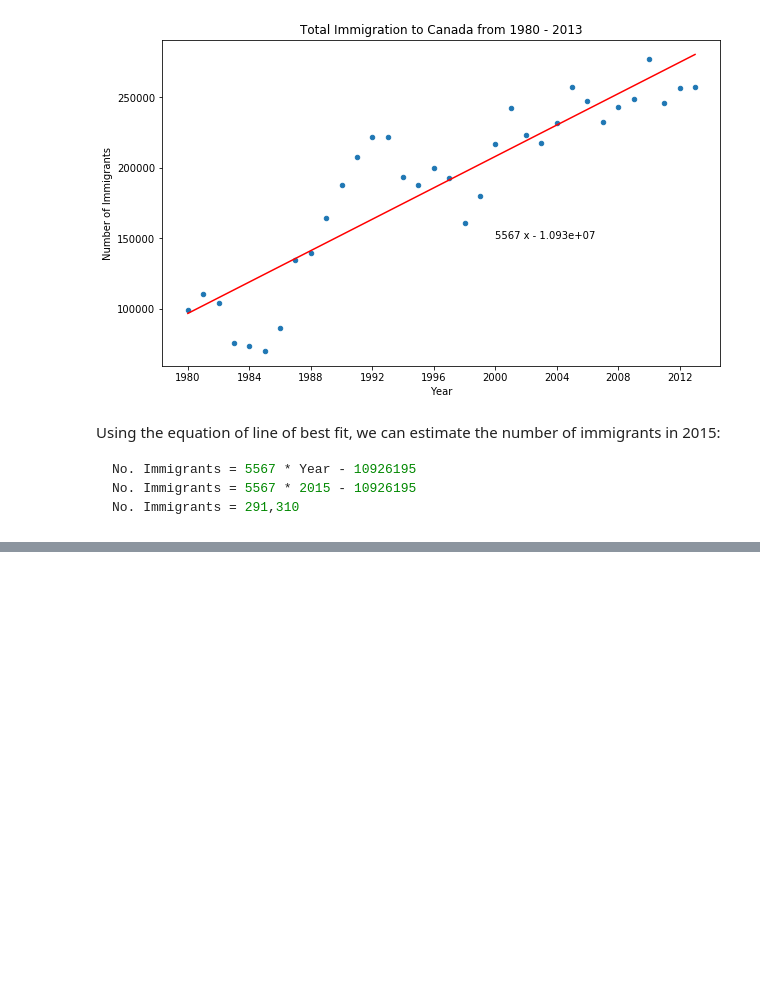
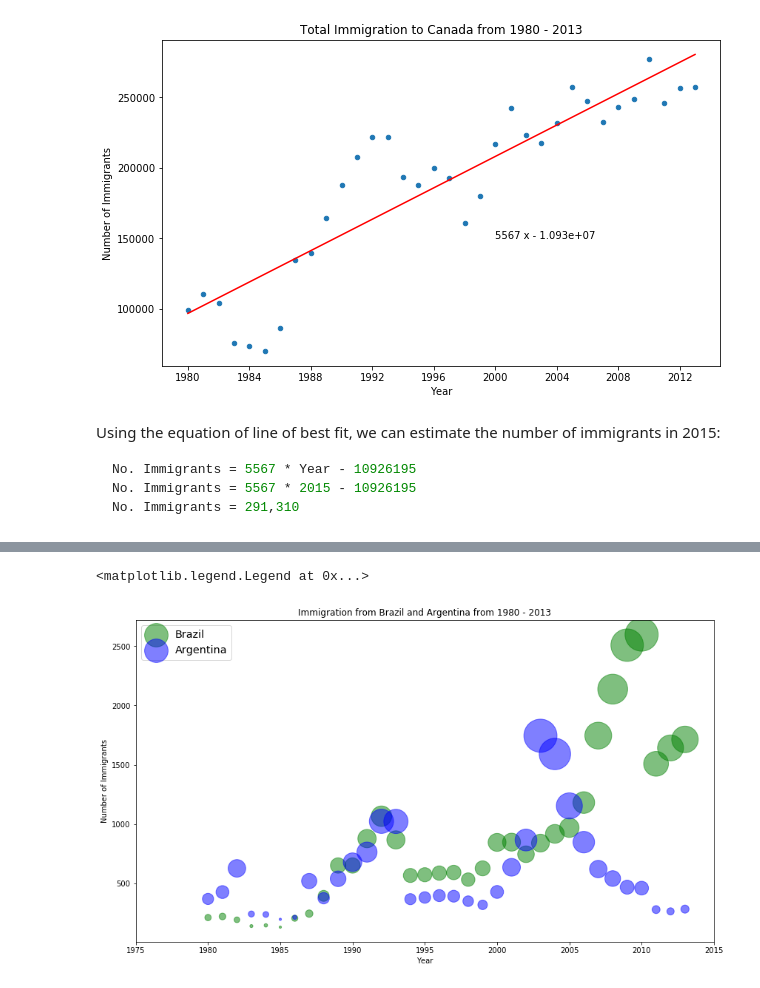
Before and after one commit to aitezazakhtar/Visualization-using-SpecializedTools, a Jupyter notebook: visualize-using-specialTools.ipynb, the cells around one changed output, grey strips where cells are left out. Cells and saved outputs as stored; diff of their text form; code cells hidden in the pictures; blank space fills up the shorter version.

Commit message:
bubble plots

```diff
--- a/visualize-using-specialTools.ipynb
+++ b/visualize-using-specialTools.ipynb
@@ -338,0 +340,14 @@ No. Immigrants = 291,310
+# %%
+df_can_t = df_can[years].transpose() # transposed dataframe
+
+# cast the Years (the index) to type int
+df_can_t.index = map(int, df_can_t.index)
+
+# let's label the index. This will automatically be the column name when we reset the index
+df_can_t.index.name = 'Year'
+
+# reset index to bring the Year in as a column
+df_can_t.reset_index(inplace=True)
+
+# view the changes
+df_can_t.head()
@@ -338,0 +362,34 @@ No. Immigrants = 291,310
+# %%
+# normalize Brazil data
+norm_brazil = (df_can_t['Brazil'] - df_can_t['Brazil'].min()) / (df_can_t['Brazil'].max() - df_can_t['Brazil'].min())
+
+# normalize Argentina data
+norm_argentina = (df_can_t['Argentina'] - df_can_t['Argentina'].min()) / (df_can_t['Argentina'].max() - df_can_t['Argentina'].min())
+# %%
+# Brazil
+ax0 = df_can_t.plot(kind='scatter',
+                    x='Year',
+                    y='Brazil',
+                    figsize=(14, 8),
+                    alpha=0.5,                  # transparency
+                    color='green',
+                    s=norm_brazil * 2000 + 10,  # pass in weights
+                    xlim=(1975, 2015)
+                   )
+
+# Argentina
+ax1 = df_can_t.plot(kind='scatter',
+                    x='Year',
+                    y='Argentina',
+                    alpha=0.5,
+                    color="blue",
+                    s=norm_argentina * 2000 + 10,
+                    ax = ax0
+                   )
+
+ax0.set_ylabel('Number of Immigrants')
+ax0.set_title('Immigration from Brazil and Argentina from 1980 - 2013')
+ax0.legend(['Brazil', 'Argentina'], loc='upper left', fontsize='x-large')
+# %% [output]
+<matplotlib.legend.Legend at 0x...>
+[figure, added]
```
Also changed, not shown: parts of 5 cells of this notebook.
